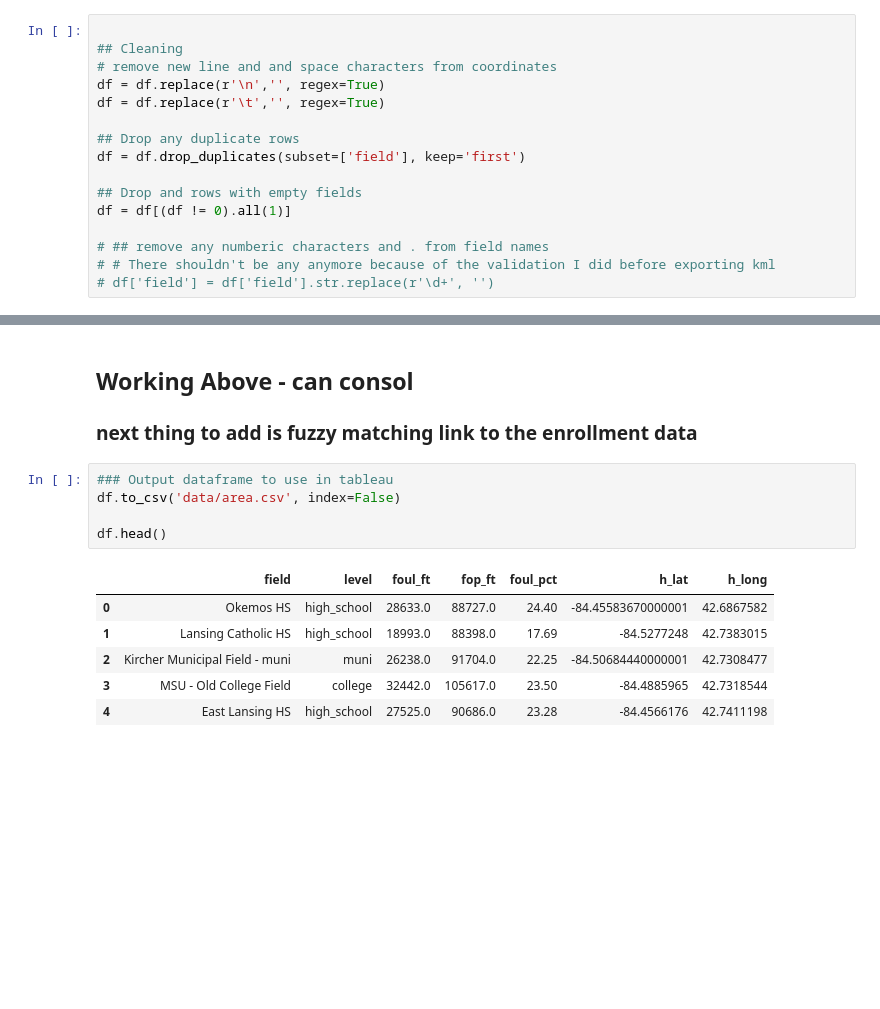
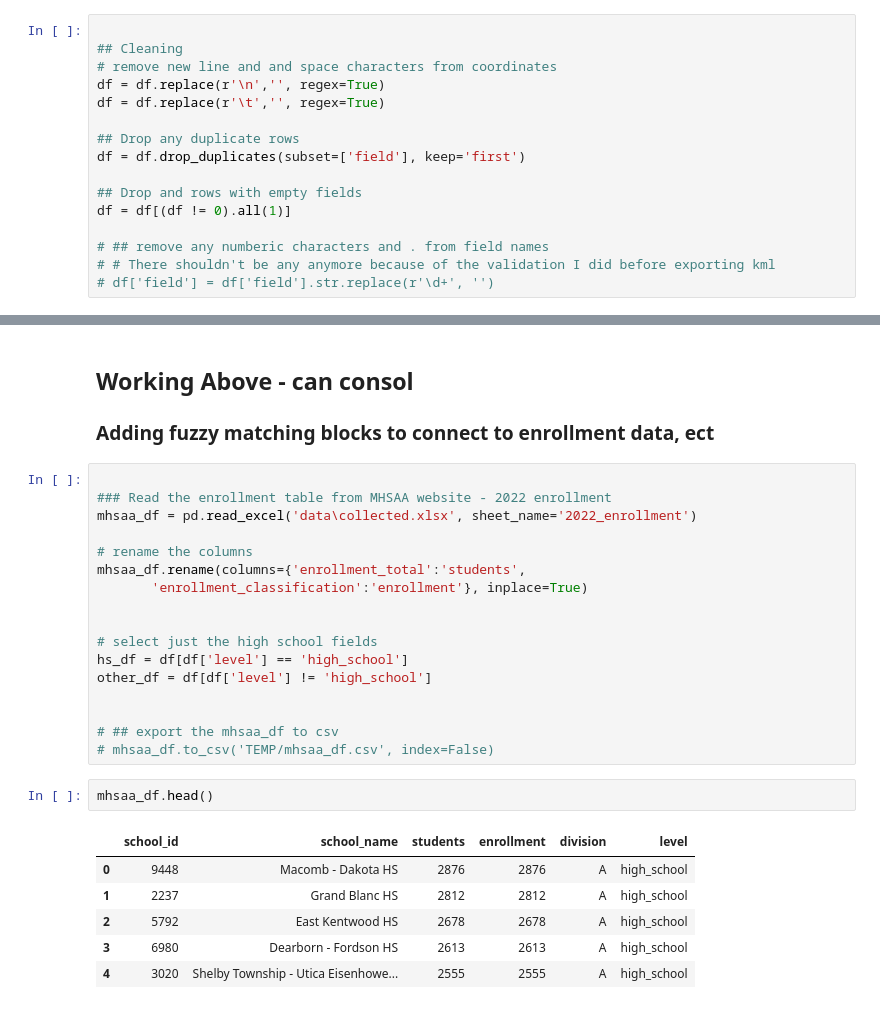
Before and after one commit to JSmith1826/BB_parks, a Jupyter notebook: ETL_notebook.ipynb, the cells around one changed output, grey strips where cells are left out. Drawn from its saved outputs; the diff is of its cells as text; blank space fills up the shorter version.

```diff
--- a/ETL_notebook.ipynb
+++ b/ETL_notebook.ipynb
@@ -145,16 +145,30 @@ df = df.drop(['home_plate'], axis=1)
 # %% [markdown]
 ## Working Above - can consol
 
-### next thing to add is fuzzy matching link to the enrollment data
+### Adding fuzzy matching blocks to connect to enrollment data, ect
-# %%
-### Output dataframe to use in tableau
-df.to_csv('data/area.csv', index=False)
-
-df.head()
-# %% [output]
-|  | field | level | foul_ft | fop_ft | foul_pct | h_lat | h_long |
-| 0 | Okemos HS | high_school | 28633.0 | 88727.0 | 24.40 | -84.45583670000001 | 42.6867582 |
-| 1 | Lansing Catholic HS | high_school | 18993.0 | 88398.0 | 17.69 | -84.5277248 | 42.7383015 |
-| 2 | Kircher Municipal Field - muni | muni | 26238.0 | 91704.0 | 22.25 | -84.50684440000001 | 42.7308477 |
-| 3 | MSU - Old College Field | college | 32442.0 | 105617.0 | 23.50 | -84.4885965 | 42.7318544 |
-| 4 | East Lansing HS | high_school | 27525.0 | 90686.0 | 23.28 | -84.4566176 | 42.7411198 |
+# %%
+
+### Read the enrollment table from MHSAA website - 2022 enrollment
+mhsaa_df = pd.read_excel('data\collected.xlsx', sheet_name='2022_enrollment')
+
+# rename the columns
+mhsaa_df.rename(columns={'enrollment_total':'students',
+       'enrollment_classification':'enrollment'}, inplace=True)
+
+
+# select just the high school fields
+hs_df = df[df['level'] == 'high_school']
+other_df = df[df['level'] != 'high_school']
+
+
+# ## export the mhsaa_df to csv
+# mhsaa_df.to_csv('TEMP/mhsaa_df.csv', index=False)
+# %%
+mhsaa_df.head()
+# %% [output]
+|  | school_id | school_name | students | enrollment | division | level |
+| 0 | 9448 | Macomb - Dakota HS | 2876 | 2876 | A | high_school |
+| 1 | 2237 | Grand Blanc HS | 2812 | 2812 | A | high_school |
+| 2 | 5792 | East Kentwood HS | 2678 | 2678 | A | high_school |
+| 3 | 6980 | Dearborn - Fordson HS | 2613 | 2613 | A | high_school |
+| 4 | 3020 | Shelby Township - Utica Eisenhowe... | 2555 | 2555 | A | high_school |
```
Also changed, not shown: parts of 6 cells of this notebook, 52 other files.
